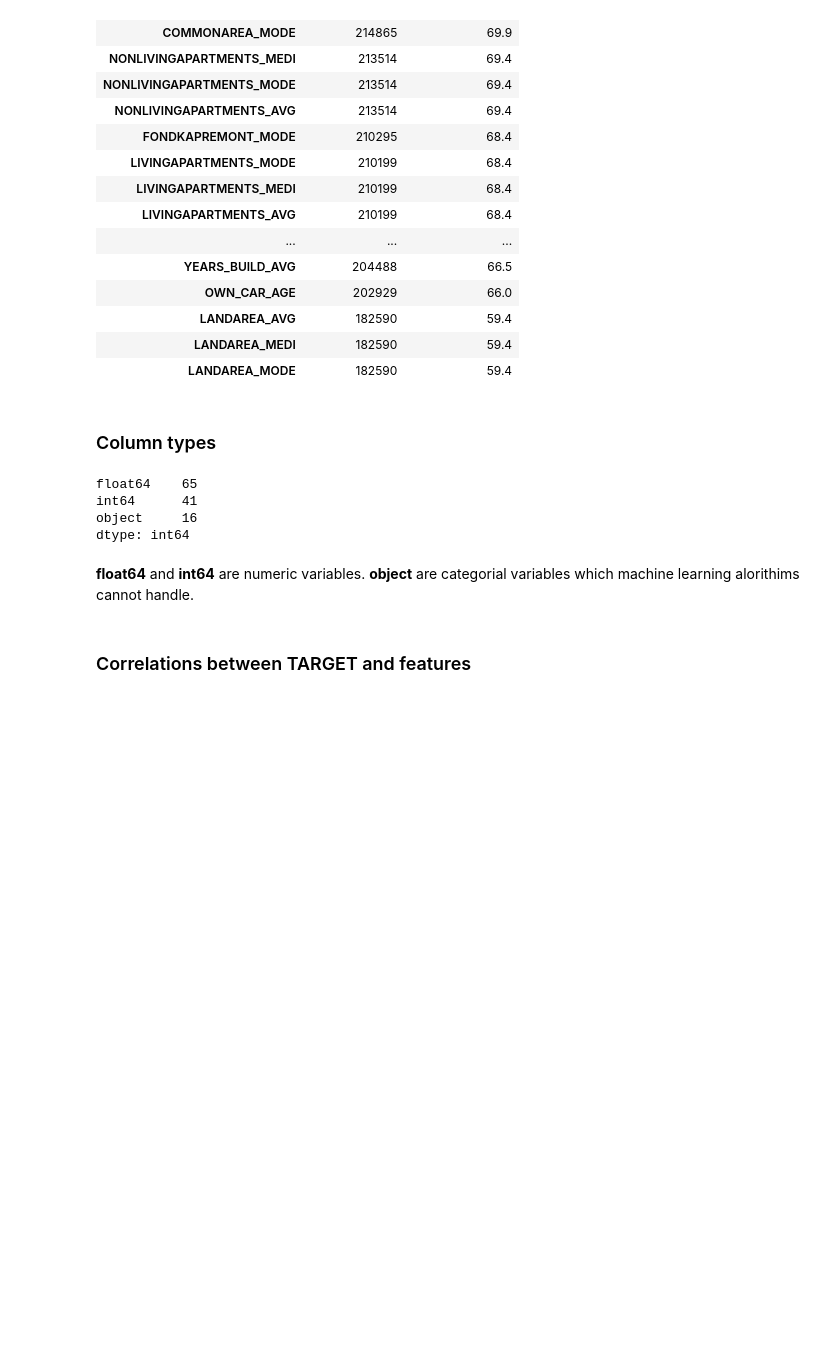
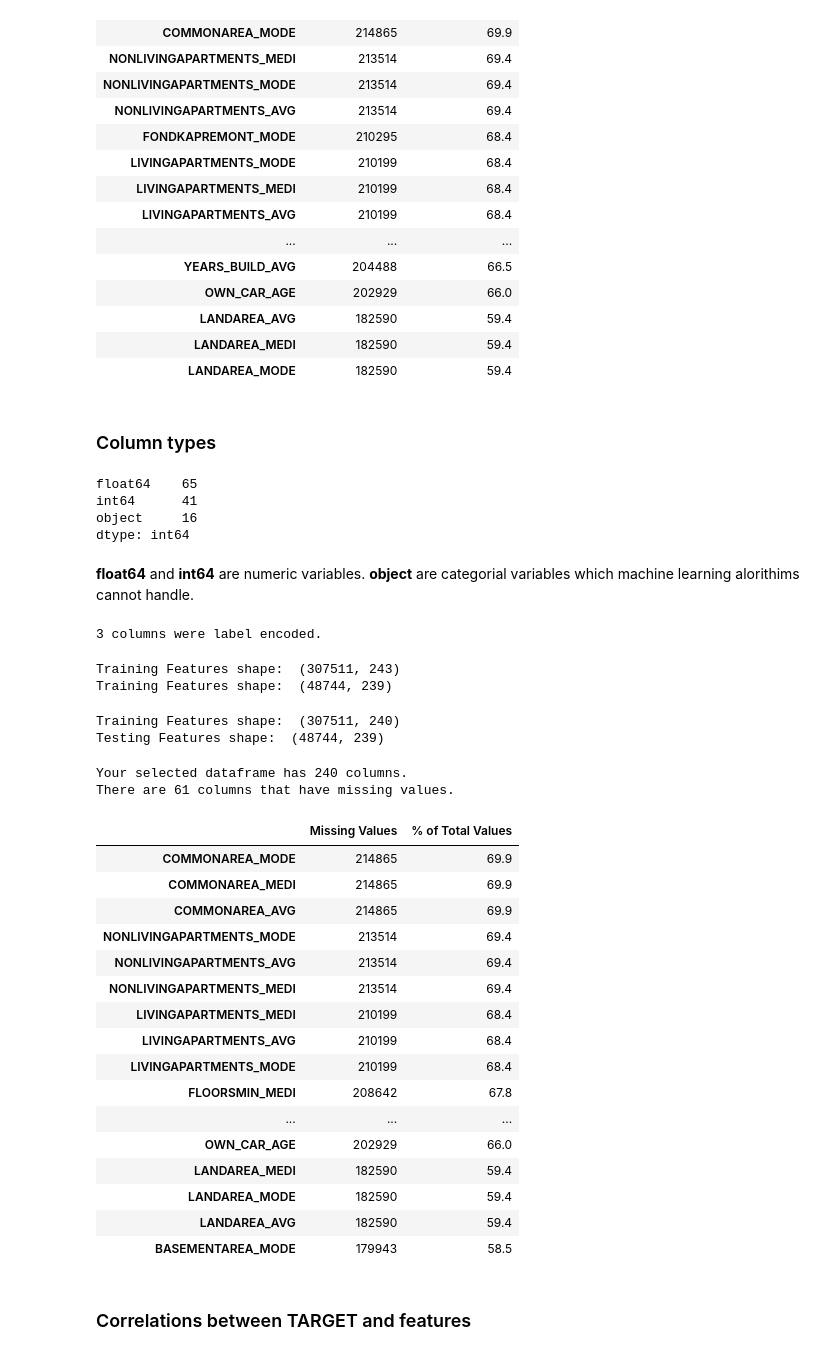
Before and after one commit to tuedoan569/Home-Credit-Default-Risk, a Jupyter notebook: Home Credit Default Risk.ipynb, the cells around one changed output. Drawn from its saved outputs; the diff is of its cells as text; code cells hidden in the pictures; blank space fills up the shorter version.

```diff
--- a/Home Credit Default Risk.ipynb
+++ b/Home Credit Default Risk.ipynb
@@ -106,6 +132,72 @@ object     16
 dtype: int64
 # %% [markdown]
 __float64__ and __int64__ are numeric variables. __object__ are categorial variables which machine learning alorithims cannot handle.
+# %%
+#Create a label ecnoder object
+le = LabelEncoder()
+le_count = 0
+
+#Iterate thorugh the columns
+for col in train:
+    if train[col].dtype =='object':
+        # if 2 or fewer unqiue categories
+        if len(list(train[col].unique())) <= 2:
+            # train on the training data
+            le.fit(train[col])
+            #transform both training and testing data
+            train[col]=le.transform(train[col])
+            test[col] = le.transform(test[col])
+            #keep track of how many columns were label encoded
+            le_count += 1
+print('%d columns were label encoded.' % le_count)
+# %% [output]
+3 columns were label encoded.
+# %%
+# one-hot encoding of categorical variables
+train = pd.get_dummies(train)
+test = pd.get_dummies(test)
+
+print('Training Features shape: ', train.shape)
+print('Training Features shape: ', test.shape)
+# %% [output]
+Training Features shape:  (307511, 243)
+Training Features shape:  (48744, 239)
+# %%
+train_target = train['TARGET']
+
+# Align the traingin and testing data, keep only columns o resent in both dataframes
+train, test = train.align(test, join ='inner', axis =1 )
+
+# Add the target back in
+train["TARGET"] = train_target
+
+print("Training Features shape: ", train.shape)
+print("Testing Features shape: ", test.shape)
+# %% [output]
+Training Features shape:  (307511, 240)
+Testing Features shape:  (48744, 239)
+# %%
+missing_values_table(train).head(20)
+# %% [output]
+Your selected dataframe has 240 columns.
+There are 61 columns that have missing values.
+|  | Missing Values | % of Total Values |
+| COMMONAREA_MODE | 214865 | 69.9 |
+| COMMONAREA_MEDI | 214865 | 69.9 |
+| COMMONAREA_AVG | 214865 | 69.9 |
+| NONLIVINGAPARTMENTS_MODE | 213514 | 69.4 |
+| NONLIVINGAPARTMENTS_AVG | 213514 | 69.4 |
+| NONLIVINGAPARTMENTS_MEDI | 213514 | 69.4 |
+| LIVINGAPARTMENTS_MEDI | 210199 | 68.4 |
+| LIVINGAPARTMENTS_AVG | 210199 | 68.4 |
+| LIVINGAPARTMENTS_MODE | 210199 | 68.4 |
+| FLOORSMIN_MEDI | 208642 | 67.8 |
+| ... | ... | ... |
+| OWN_CAR_AGE | 202929 | 66.0 |
+| LANDAREA_MEDI | 182590 | 59.4 |
+| LANDAREA_MODE | 182590 | 59.4 |
+| LANDAREA_AVG | 182590 | 59.4 |
+| BASEMENTAREA_MODE | 179943 | 58.5 |
 # %% [markdown]
 ### Correlations between TARGET and features
 # %%
```
Also changed, not shown: parts of 69 cells of this notebook.
